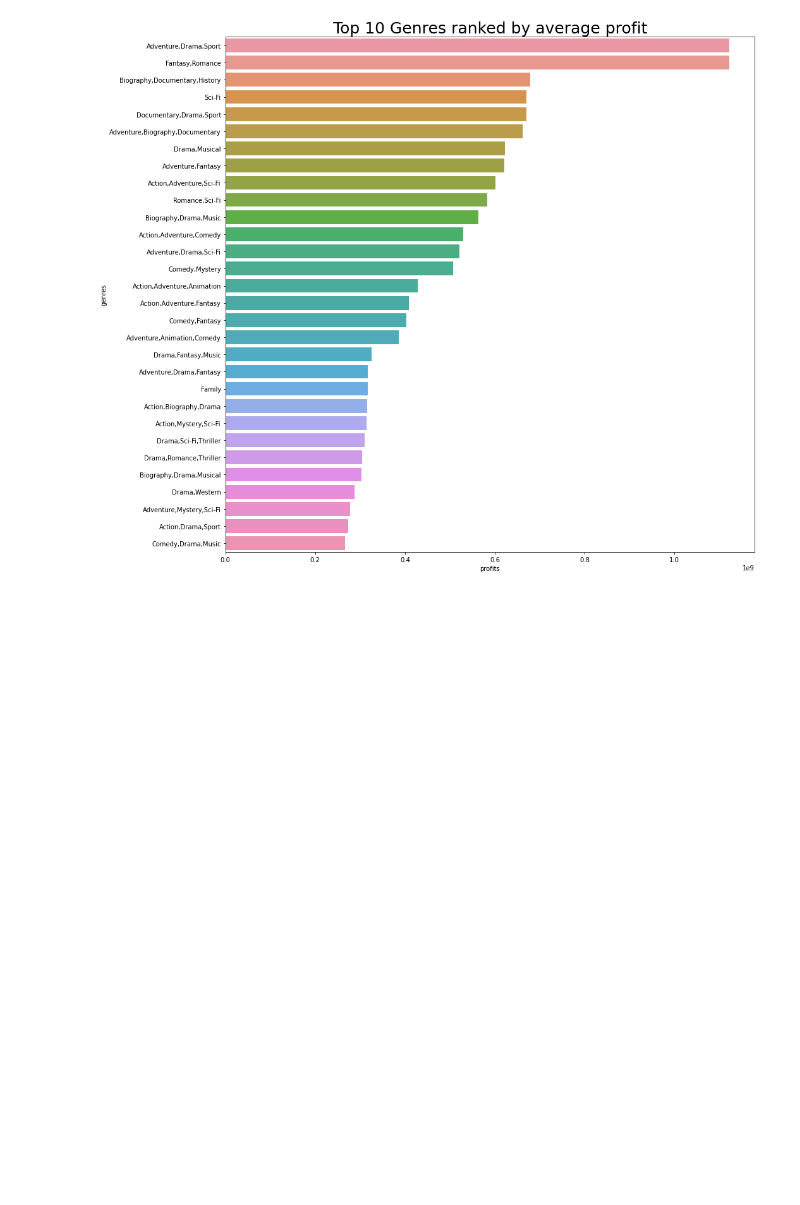
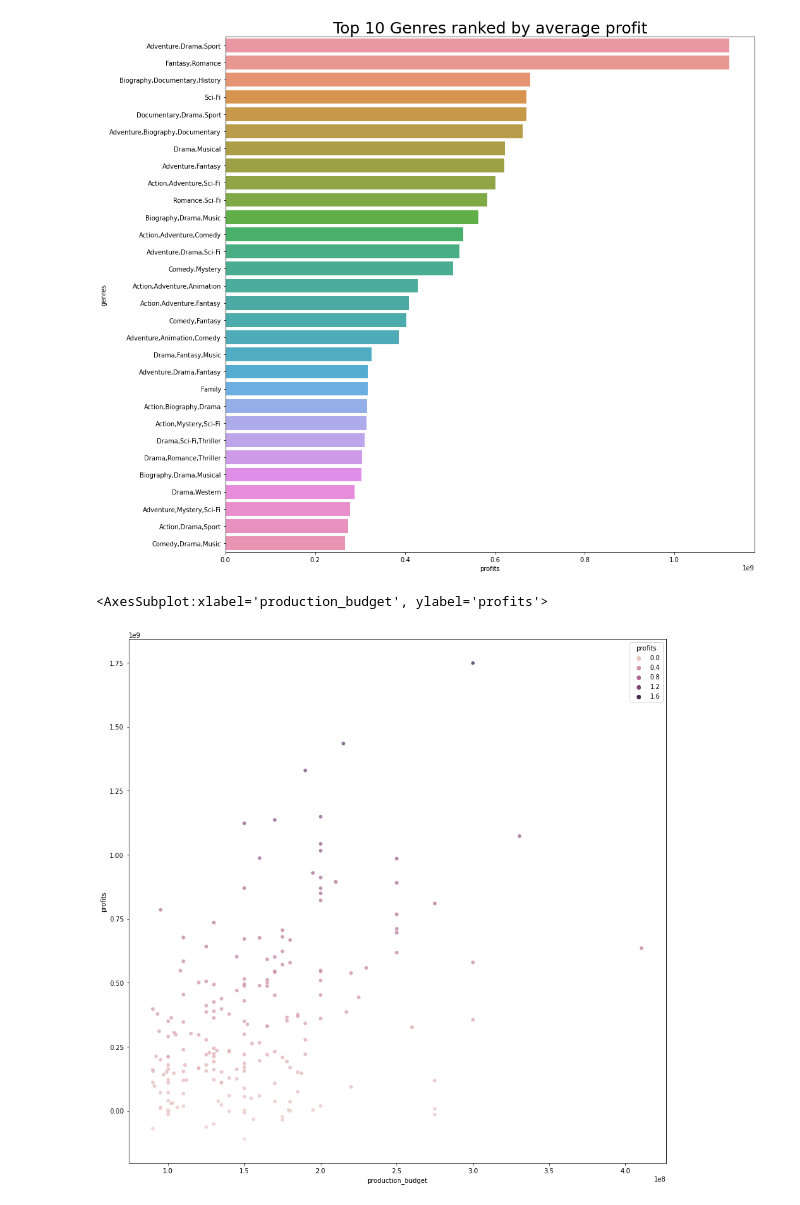
Before and after one commit to FrancisNdirangu/Phase-2-Project, a Jupyter notebook: merged_notebook.ipynb, the cells around one changed output. Saved outputs shown, nothing was run; the diff lists cells and outputs as text; code cells hidden in the pictures; blank space fills up the shorter version.

Commit message:
added first hypothesis test together with group in meeting

```diff
--- a/merged_notebook.ipynb
+++ b/merged_notebook.ipynb
@@ -1112,3 +1115,12 @@ ax.set_title('Top 10 Genres ranked by average profit',fontdict={'fontsize':25})
 # %% [output]
 Text(0.5, 1.0, 'Top 10 Genres ranked by average profit')
 [figure]
+# %%
+fig,ax = plt.subplots(figsize=(15,15))
+movie_budgets_ranking  = all_combined.groupby('title').mean().sort_values('production_budget',ascending=False)
+top_200_movie_budgets_ranking = movie_budgets_ranking.head(200)
+
+sns.scatterplot(data=top_200_movie_budgets_ranking,x='production_budget',y='profits',alpha=0.7,hue='profits')
+# %% [output]
+<AxesSubplot:xlabel='production_budget', ylabel='profits'>
+[figure, added]
```
Also changed, not shown: parts of 8 cells of this notebook.
